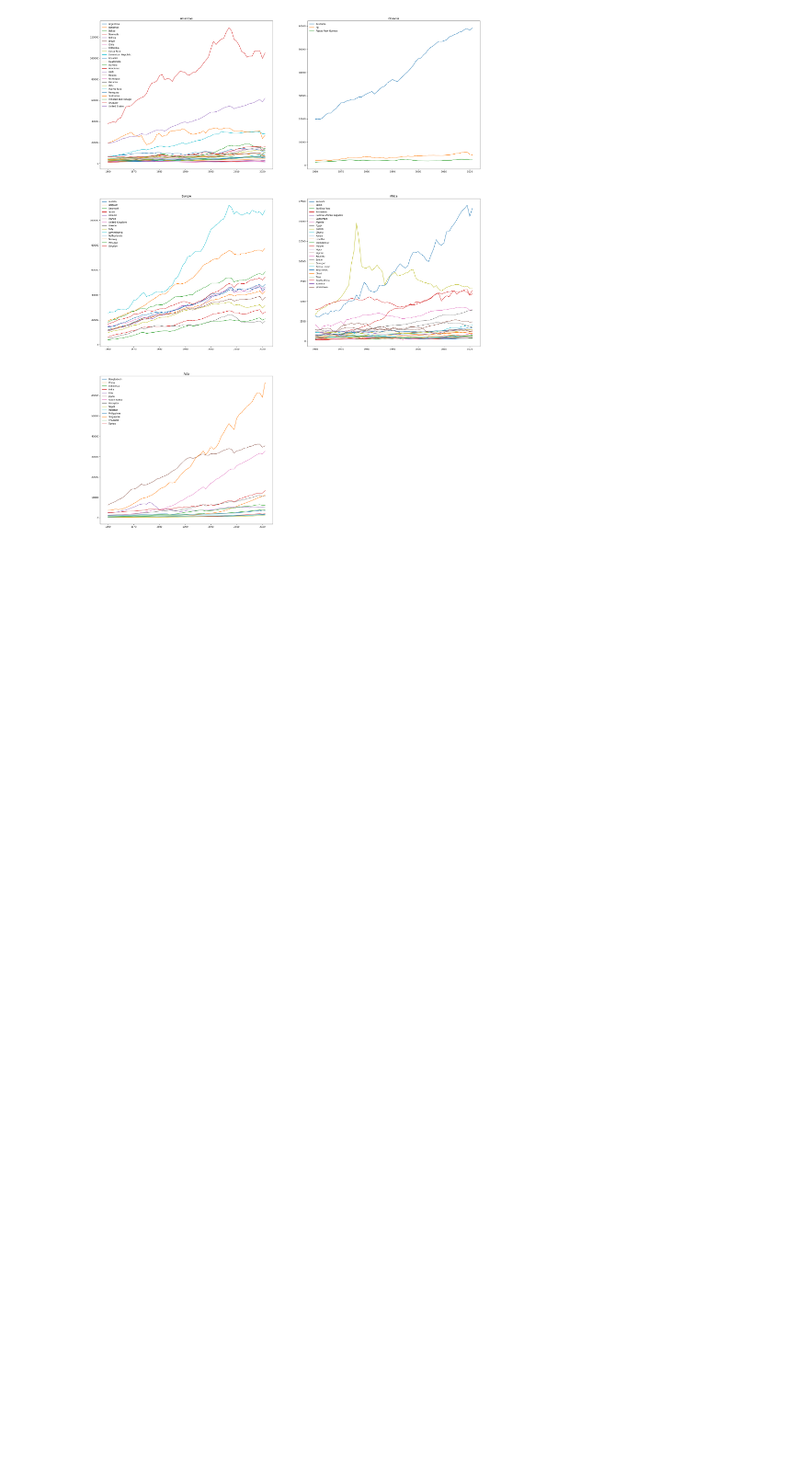
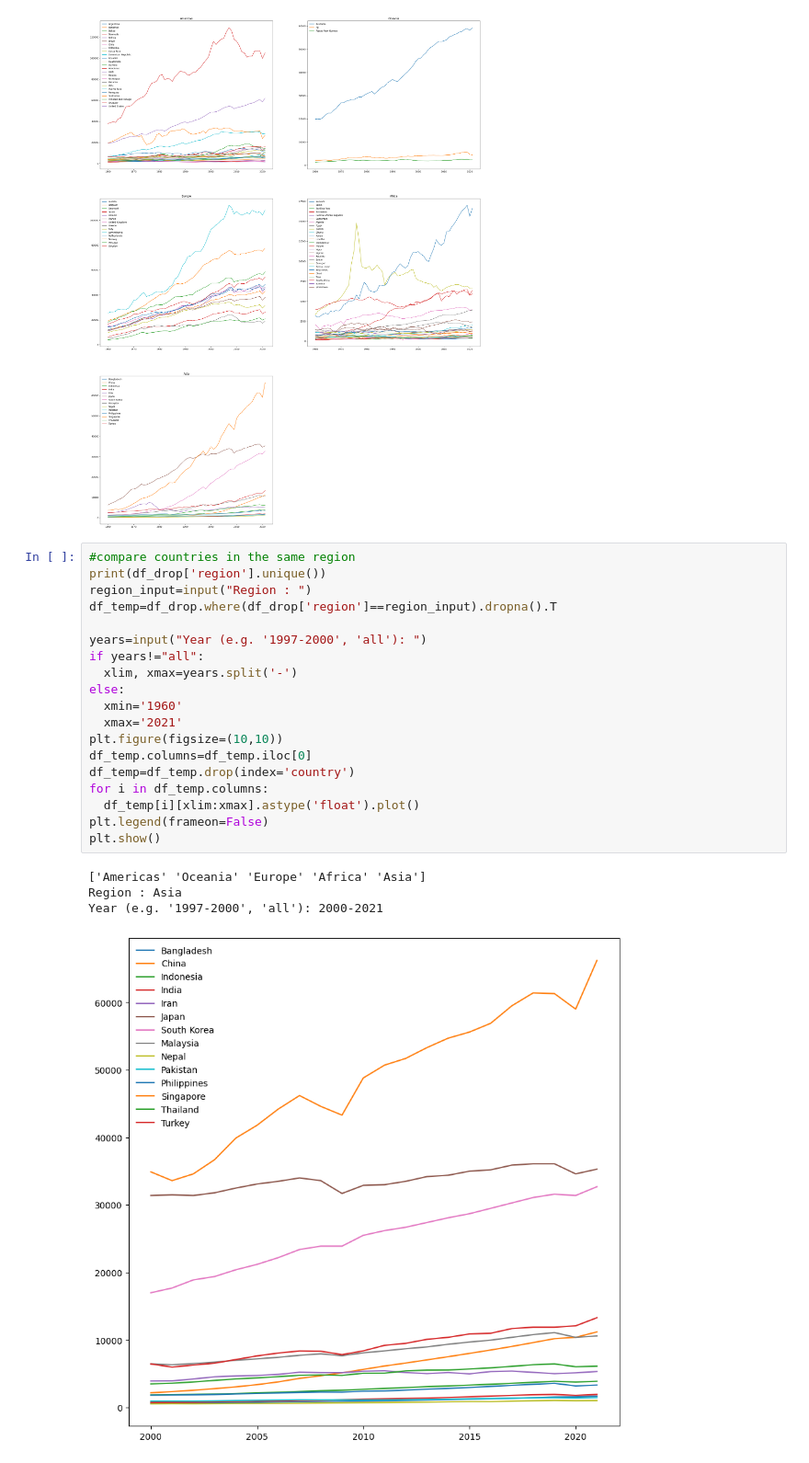
Before and after one commit to vincentiusbernando/GDP-Analysis, a Jupyter notebook: GDP_Analysis.ipynb, the cells around one changed output. Shown at 92% size. Saved outputs shown, nothing was run; the diff lists cells and outputs as text; blank space fills up the shorter version.

Commit message:
Visualization for each region (2)

```diff
--- a/GDP_Analysis.ipynb
+++ b/GDP_Analysis.ipynb
@@ -156,3 +156,27 @@ for i in list_region:
   count+=1
 # %% [output]
 [figure]
+# %%
+#compare countries in the same region
+print(df_drop['region'].unique())
+region_input=input("Region : ")
+df_temp=df_drop.where(df_drop['region']==region_input).dropna().T
+
+years=input("Year (e.g. '1997-2000', 'all'): ")
+if years!="all":
+  xlim, xmax=years.split('-')
+else:
+  xmin='1960'
+  xmax='2021'
+plt.figure(figsize=(10,10))
+df_temp.columns=df_temp.iloc[0]
+df_temp=df_temp.drop(index='country')
+for i in df_temp.columns:
+  df_temp[i][xlim:xmax].astype('float').plot()
+plt.legend(frameon=False)
+plt.show()
+# %% [output]
+['Americas' 'Oceania' 'Europe' 'Africa' 'Asia']
+Region : Asia
+Year (e.g. '1997-2000', 'all'): 2000-2021
+[figure, added]
```
Also changed, not shown: parts of 2 cells of this notebook.
